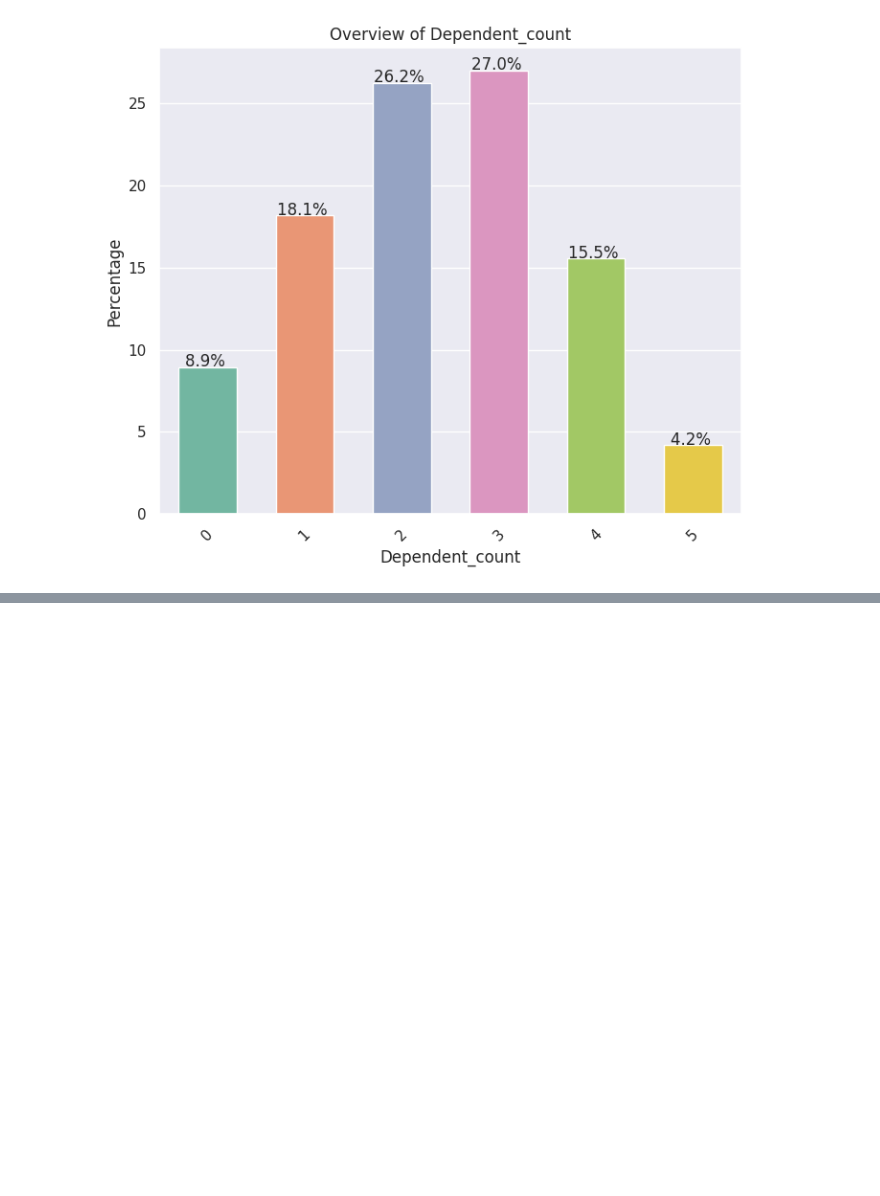
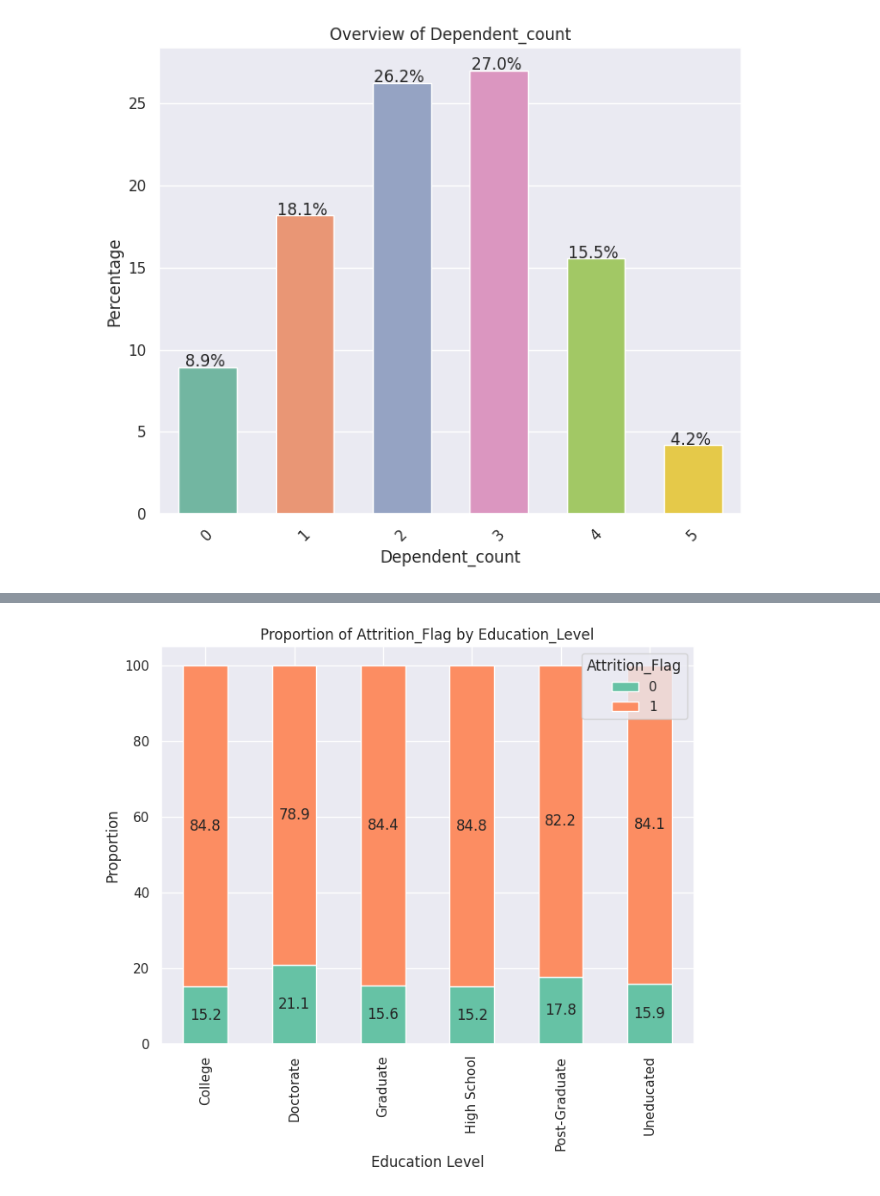
Before and after one commit to Rajesh2015/credit-card-user-churn-prediction, a Jupyter notebook: credit-card-churn-solution.ipynb, the cells around one changed output, grey strips where cells are left out. Cells and saved outputs as stored; diff of their text form; code cells hidden in the pictures; blank space fills up the shorter version.

```diff
--- a/credit-card-churn-solution.ipynb
+++ b/credit-card-churn-solution.ipynb
@@ -1108,0 +1115,4 @@ plot_bar_chart_percentage(df_encod,'Dependent_count','Dependent_count',pellete=p
+# %%
+plot_stacked_bar_with_annotations(df=df_encod, x='Education_Level', y='Attrition_Flag', show_legend=True);
+# %% [output]
+[figure, added]
```
Also changed, not shown: parts of 10 cells of this notebook.
